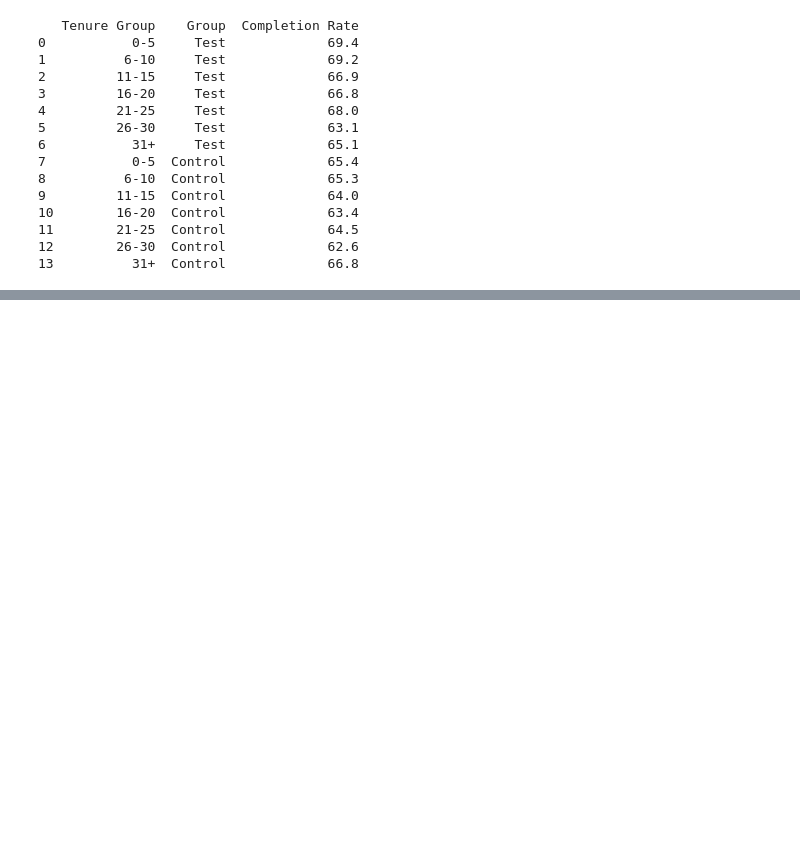
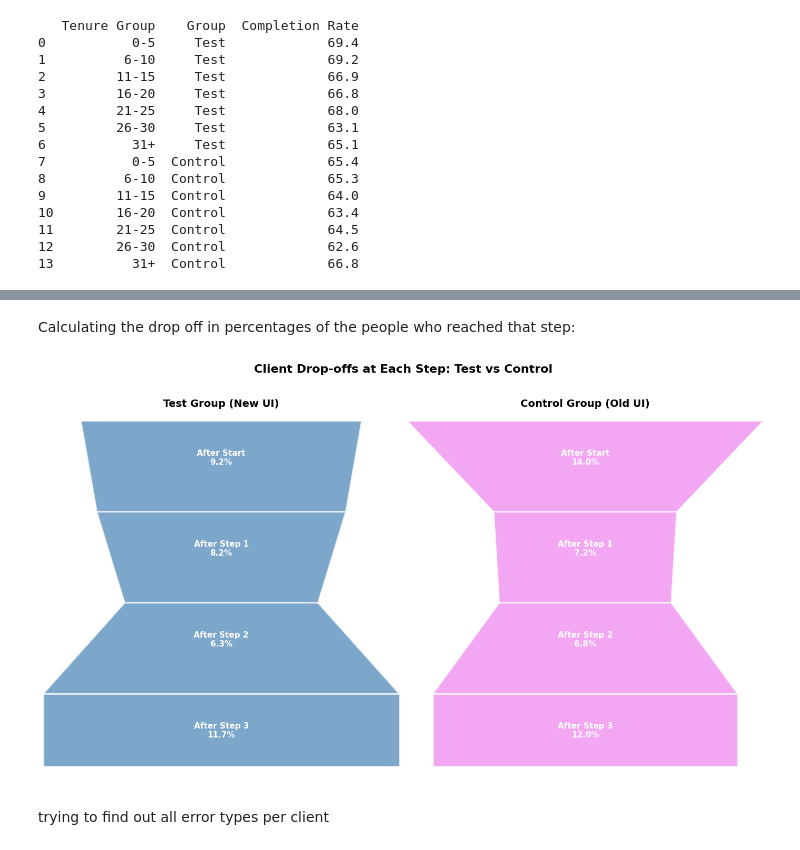
Before and after one commit to BMAS30/2nd-project, a Jupyter notebook: Notebooks/sarah_tenure.ipynb, the cells around one changed output, grey strips where cells are left out. Cells and saved outputs as stored; diff of their text form; code cells hidden in the pictures; blank space fills up the shorter version.

```diff
--- a/Notebooks/sarah_tenure.ipynb
+++ b/Notebooks/sarah_tenure.ipynb
@@ -1065,0 +1221,49 @@ df_tenure_long.to_csv('tenure_completion_rates_long.csv', index=False)
+# %% [markdown]
+Calculating the drop off in percentages of the people who reached that step:
+# %%
+fig, (ax1, ax2) = plt.subplots(1, 2, figsize=(14, 8))
+
+steps_labels = ['After Start', 'After Step 1', 'After Step 2', 'After Step 3']
+
+# Abandoned / clients who reached that step
+test_dropoff = [2454/26672*100, 1979/24260*100, 1410/22252*100, 2436/20876*100]
+control_dropoff = [3285/23392*100, 1455/20147*100, 1265/18645*100, 2093/17417*100]
+
+def draw_reverse_funnel(ax, data, labels, color, title):
+    max_width = 0.8
+    for i, (pct, label) in enumerate(zip(data, labels)):
+        width = max_width * pct / max(data)
+        left = (max_width - width) / 2
+
+        if i < len(data) - 1:
+            next_width = max_width * data[i+1] / max(data)
+            next_left = (max_width - next_width) / 2
+            coords = [[left, -i], [left+width, -i],
+                      [next_left+next_width, -i-1], [next_left, -i-1]]
+        else:
+            coords = [[left, -i], [left+width, -i],
+                      [left+width, -i-0.8], [left, -i-0.8]]
+
+        polygon = plt.Polygon(coords, closed=True,
+                             facecolor=color, alpha=0.7,
+                             edgecolor='white', linewidth=2)
+        ax.add_patch(polygon)
+
+        ax.text(0.4, -i-0.4, f'{label}\n{pct:.1f}%',
+                ha='center', va='center',
+                fontsize=11, fontweight='bold', color='white')
+
+    ax.set_xlim(0, max_width)
+    ax.set_ylim(-len(data), 0)
+    ax.axis('off')
+    ax.set_title(title, fontsize=14, fontweight='bold', pad=20)
+
+draw_reverse_funnel(ax1, test_dropoff, steps_labels, 'steelblue', 'Test Group (New UI)')
+draw_reverse_funnel(ax2, control_dropoff, steps_labels, 'violet', 'Control Group (Old UI)')
+
+plt.suptitle('Client Drop-offs at Each Step: Test vs Control',
+             fontsize=16, fontweight='bold', y=1.02)
+plt.tight_layout()
+plt.show()
+# %% [output]
+[figure, added]
@@ -1065,0 +1273,2 @@ df_tenure_long.to_csv('tenure_completion_rates_long.csv', index=False)
+# %% [markdown]
+trying to find out all error types per client
```
Also changed, not shown: parts of 13 cells of this notebook, 5 other files.
